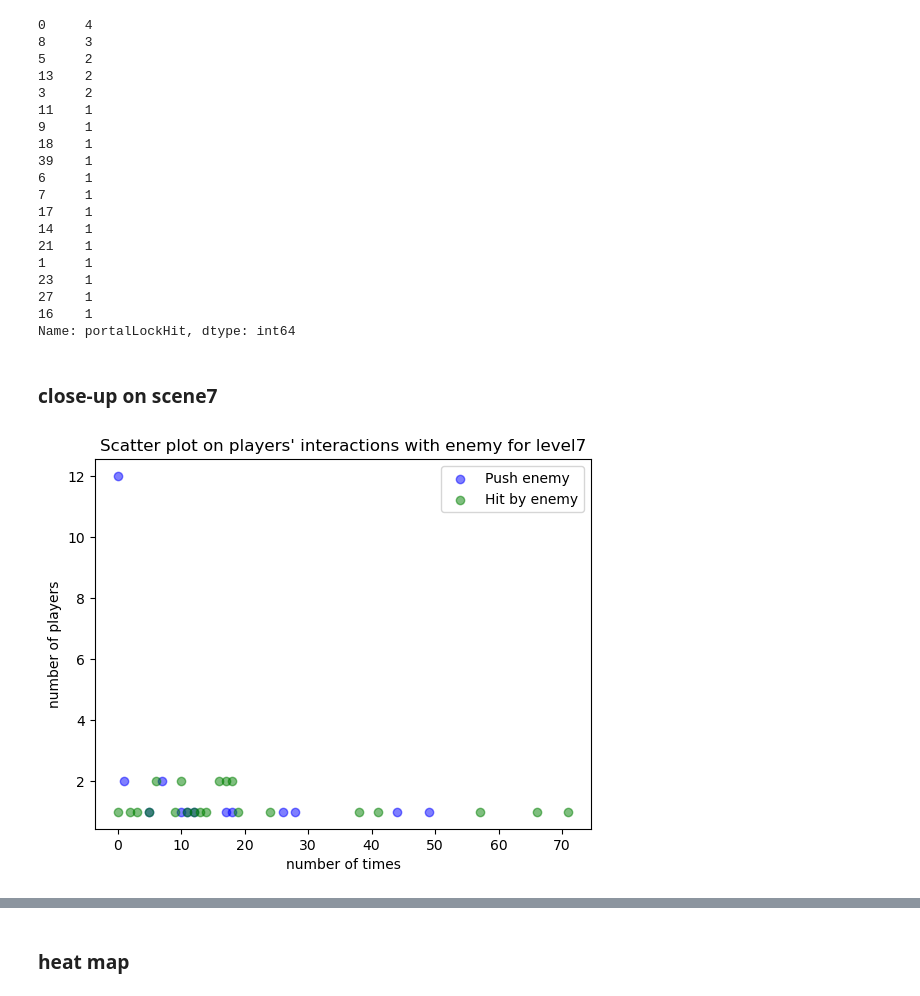
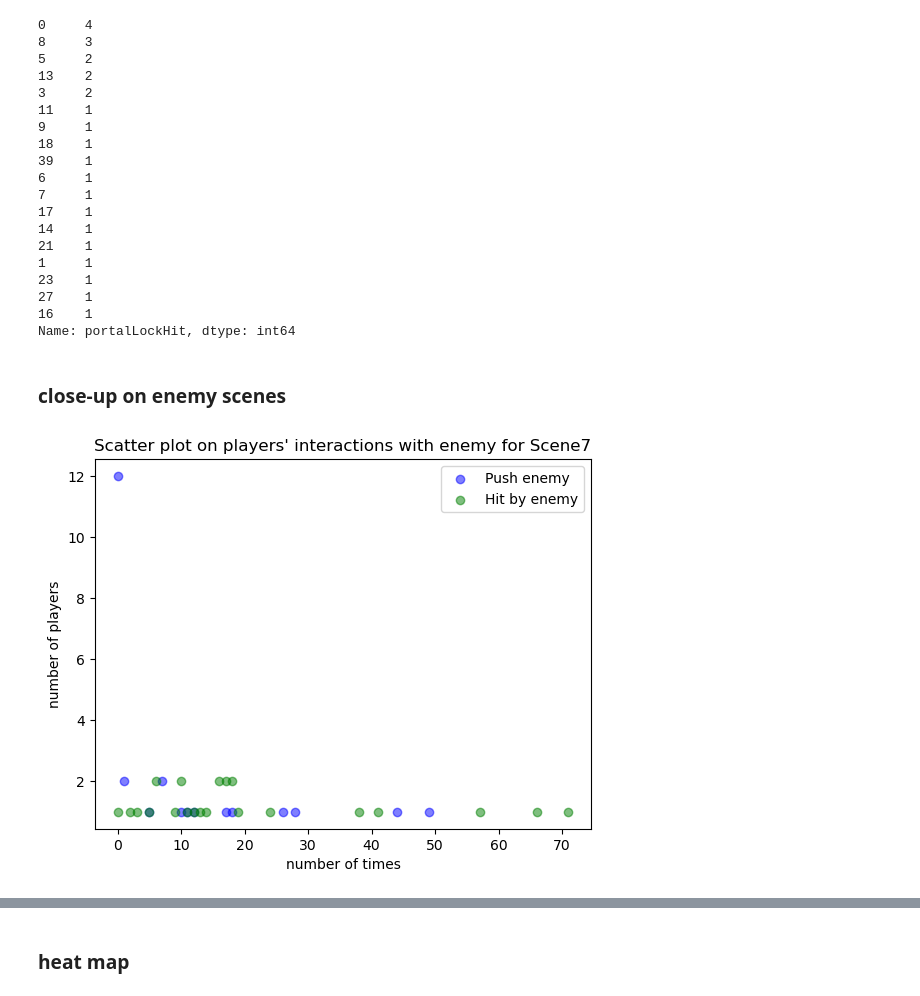
Before and after one commit to LYULU2/MobileGameDev, a Jupyter notebook: 526 Analysis.ipynb, the cells around one changed output, grey strips where cells are left out. Drawn from its saved outputs; the diff is of its cells as text; code cells hidden in the pictures.

```diff
--- a/526 Analysis.ipynb
+++ b/526 Analysis.ipynb
@@ -190,27 +244,30 @@ df[df["sceneName"]=='Scene7']['portalLockHit'].value_counts()
 16    1
 Name: portalLockHit, dtype: int64
 # %% [markdown]
-### close-up on scene7
+### close-up on enemy scenes
 # %%
-color_map = ['b', 'g']
-colors = []
-enemy_bounce_series = df[df["sceneName"]=='Scene7']['numBounceEnemy'].value_counts()
-enemy_bounce_times = list(enemy_bounce_series.index)
-enemy_bounce_num_player = list(enemy_bounce_series)
-colors.extend([color_map[0]]*len(enemy_bounce_num_player))
+def scatter_plot_enemy(scene_name):
+    color_map = ['b', 'g']
+    colors = []
+    enemy_bounce_series = df[df["sceneName"]==scene_name]['numBounceEnemy'].value_counts()
+    enemy_bounce_times = list(enemy_bounce_series.index)
+    enemy_bounce_num_player = list(enemy_bounce_series)
+    colors.extend([color_map[0]]*len(enemy_bounce_num_player))
 
-enemy_hit_series = df[df["sceneName"]=='Scene7']['numHitEnemy'].value_counts()
-enemy_hit_times = list(enemy_hit_series.index)
-enemy_hit_num_player = list(enemy_hit_series)
-colors.extend([color_map[1]]*len(enemy_hit_times))
+    enemy_hit_series = df[df["sceneName"]==scene_name]['numHitEnemy'].value_counts()
+    enemy_hit_times = list(enemy_hit_series.index)
+    enemy_hit_num_player = list(enemy_hit_series)
+    colors.extend([color_map[1]]*len(enemy_hit_times))
 
-bounce=plt.scatter(enemy_bounce_times, enemy_bounce_num_player, c=color_map[0], alpha=0.5)
-hit = plt.scatter(enemy_hit_times, enemy_hit_num_player, c=color_map[1], alpha=0.5)
-plt.legend((bounce,hit), ("Push enemy","Hit by enemy"))
+    bounce=plt.scatter(enemy_bounce_times, enemy_bounce_num_player, c=color_map[0], alpha=0.5)
+    hit = plt.scatter(enemy_hit_times, enemy_hit_num_player, c=color_map[1], alpha=0.5)
+    plt.legend((bounce,hit), ("Push enemy","Hit by enemy"))
 
-plt.xlabel("number of times")
-plt.ylabel("number of players")
-plt.title("Scatter plot on players' interactions with enemy for level7")
-plt.show()
+    plt.xlabel("number of times")
+    plt.ylabel("number of players")
+    plt.title("Scatter plot on players' interactions with enemy for "+scene_name)
+    plt.show()
-# %% [output]
-[figure, removed]
+# %%
+scatter_plot_enemy("Scene7")
+# %% [output]
+[figure, added]
```
Also changed, not shown: parts of 17 cells of this notebook, 1 other file.
